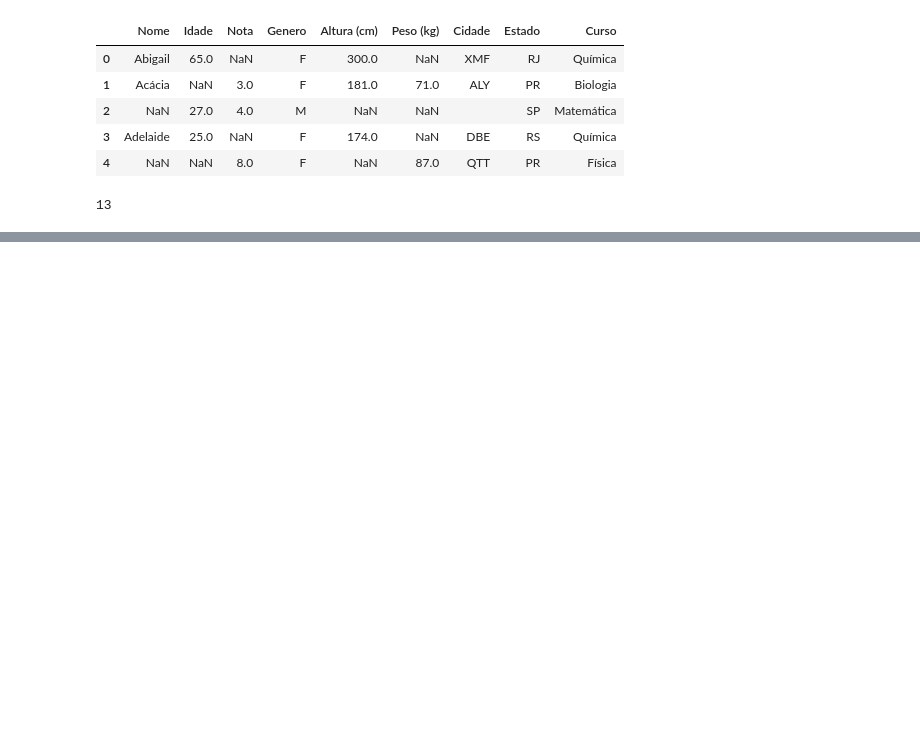
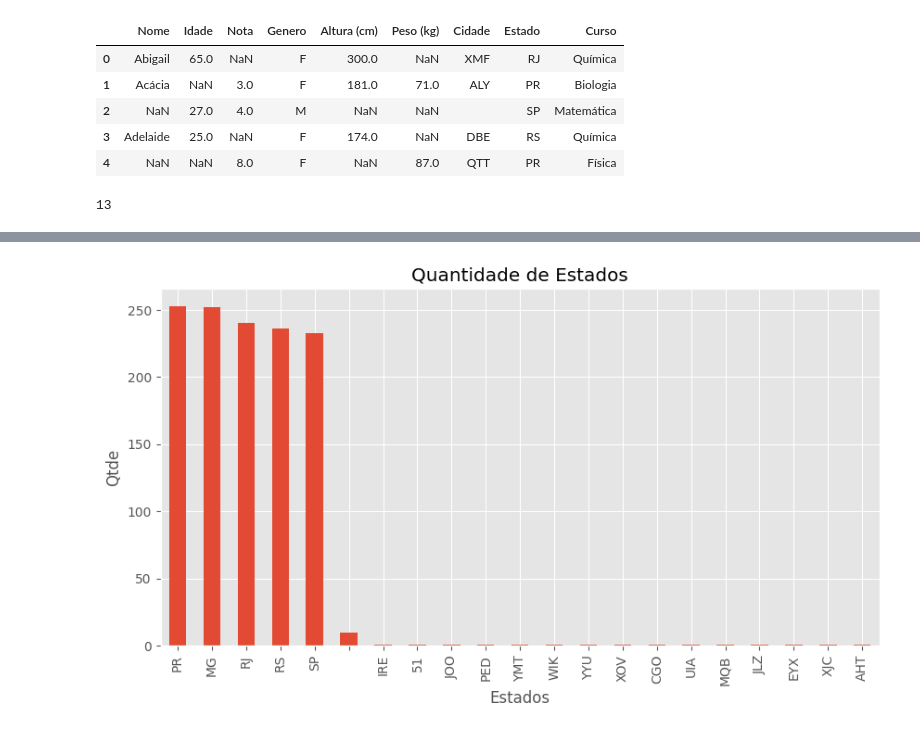
Before and after one commit to Gcango/Projecto_Limpeza_dados_datascience, a Jupyter notebook: Limpeza_dados_dataScience.ipynb, the cells around one changed output, grey strips where cells are left out. Drawn from its saved outputs; the diff is of its cells as text; code cells hidden in the pictures; blank space fills up the shorter version.

```diff
--- a/Limpeza_dados_dataScience.ipynb
+++ b/Limpeza_dados_dataScience.ipynb
@@ -258,0 +433,8 @@ qtd_nomes
+# %%
+plt.figure(figsize=(10,5))
+plt.title('Quantidade de Estados')
+plt.xlabel('Estados')
+plt.ylabel('Qtde')
+_ = dados.Estado.value_counts().plot.bar()
+# %% [output]
+[figure, added]
```
Also changed, not shown: parts of 48 cells of this notebook.
